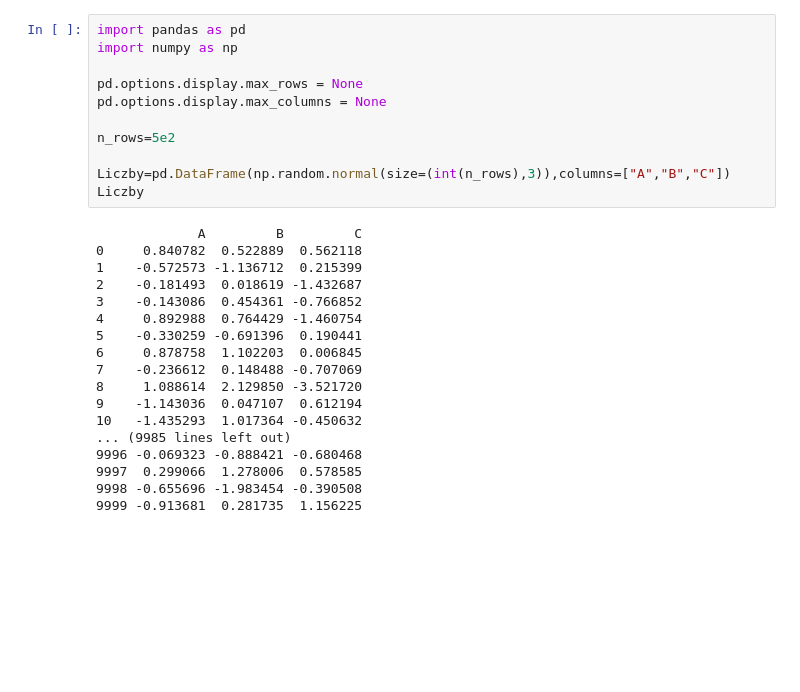
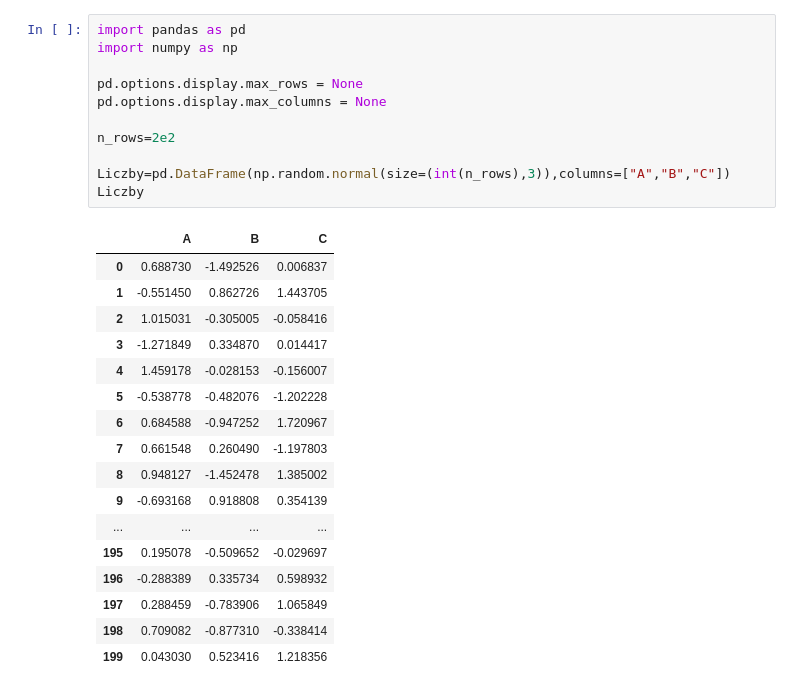
Before and after one commit to Marektestowe24/Quantitative_Finance, a Jupyter notebook: Generowanie liczb.ipynb, the cells around one changed output. Drawn from its saved outputs; the diff is of its cells as text; blank space fills up the shorter version.

```diff
--- a/Generowanie liczb.ipynb
+++ b/Generowanie liczb.ipynb
@@ -1,29 +1,29 @@
 # %%
 import pandas as pd
 import numpy as np
 
 pd.options.display.max_rows = None
 pd.options.display.max_columns = None
 
-n_rows=5e2
+n_rows=2e2
 
 Liczby=pd.DataFrame(np.random.normal(size=(int(n_rows),3)),columns=["A","B","C"])
 Liczby
 # %% [output]
-             A         B         C
-0     0.840782  0.522889  0.562118
-1    -0.572573 -1.136712  0.215399
-2    -0.181493  0.018619 -1.432687
-3    -0.143086  0.454361 -0.766852
-4     0.892988  0.764429 -1.460754
-5    -0.330259 -0.691396  0.190441
-6     0.878758  1.102203  0.006845
-7    -0.236612  0.148488 -0.707069
-8     1.088614  2.129850 -3.521720
-9    -1.143036  0.047107  0.612194
-10   -1.435293  1.017364 -0.450632
-... (9985 lines left out)
-9996 -0.069323 -0.888421 -0.680468
-9997  0.299066  1.278006  0.578585
-9998 -0.655696 -1.983454 -0.390508
-9999 -0.913681  0.281735  1.156225
+|  | A | B | C |
+| 0 | 0.688730 | -1.492526 | 0.006837 |
+| 1 | -0.551450 | 0.862726 | 1.443705 |
+| 2 | 1.015031 | -0.305005 | -0.058416 |
+| 3 | -1.271849 | 0.334870 | 0.014417 |
+| 4 | 1.459178 | -0.028153 | -0.156007 |
+| 5 | -0.538778 | -0.482076 | -1.202228 |
+| 6 | 0.684588 | -0.947252 | 1.720967 |
+| 7 | 0.661548 | 0.260490 | -1.197803 |
+| 8 | 0.948127 | -1.452478 | 1.385002 |
+| 9 | -0.693168 | 0.918808 | 0.354139 |
+| ... | ... | ... | ... |
+| 195 | 0.195078 | -0.509652 | -0.029697 |
+| 196 | -0.288389 | 0.335734 | 0.598932 |
+| 197 | 0.288459 | -0.783906 | 1.065849 |
+| 198 | 0.709082 | -0.877310 | -0.338414 |
+| 199 | 0.043030 | 0.523416 | 1.218356 |
```
